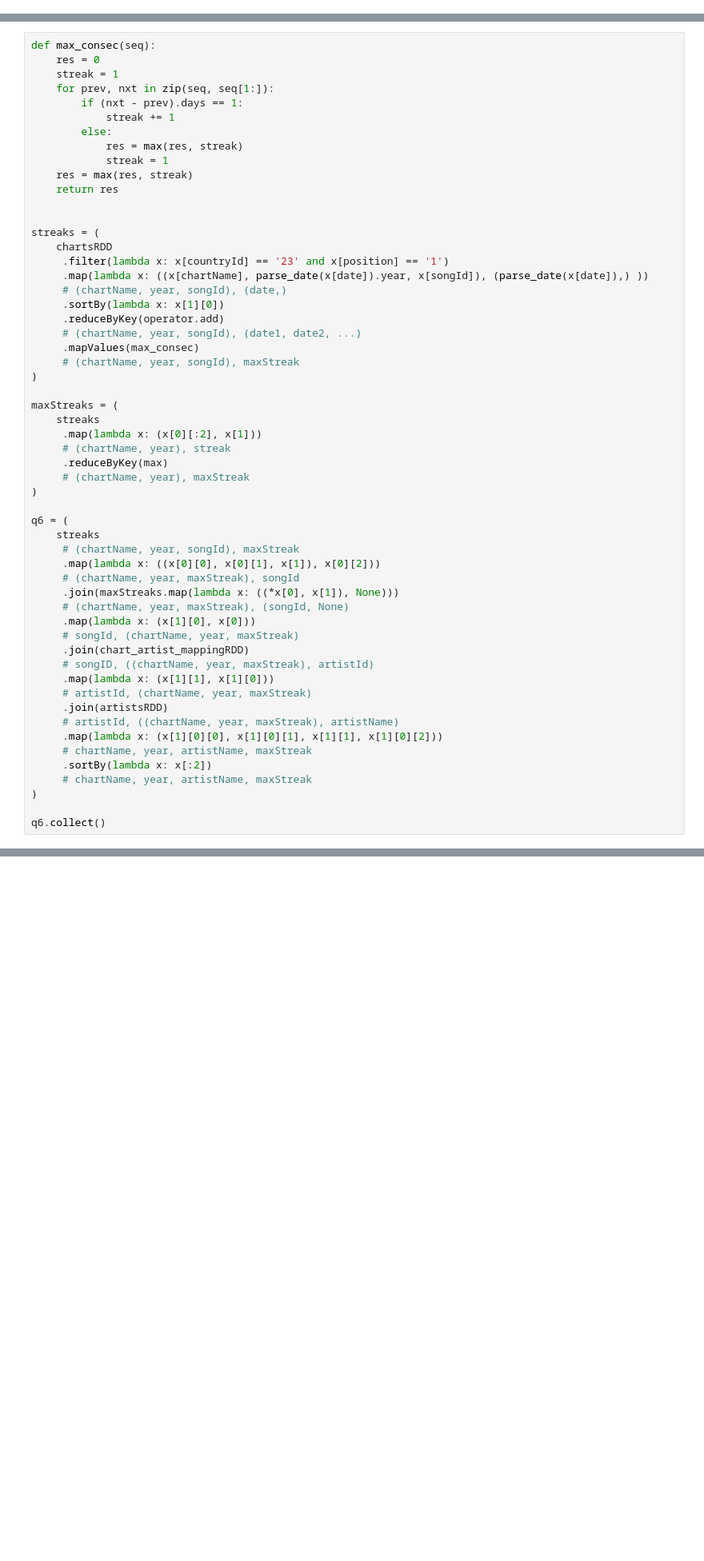
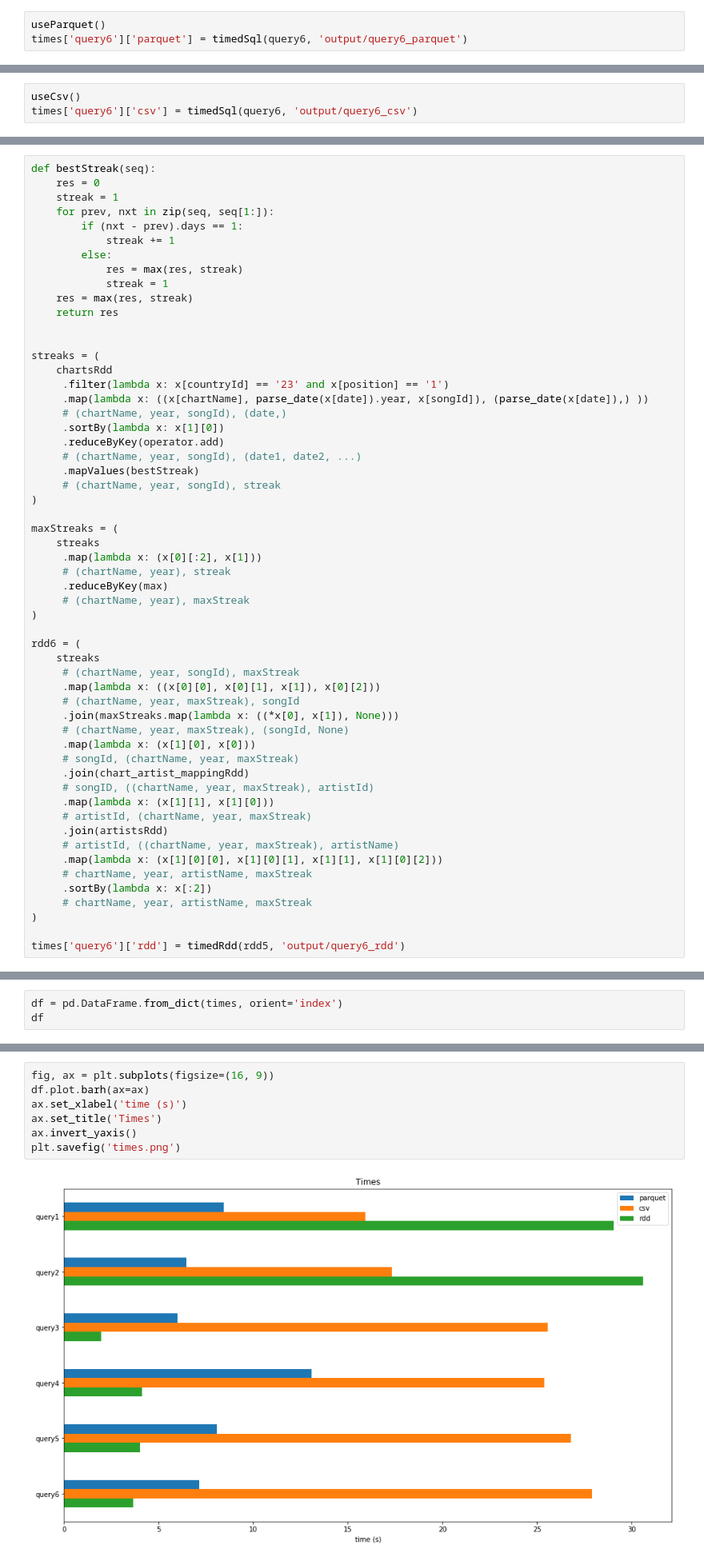
Before and after one commit to k-papadakis/spark-assignment, a Jupyter notebook: interactive.ipynb, the cells around one changed output, grey strips where cells are left out. Shown: that part at 80% size. Drawn from its saved outputs; the diff is of its cells as text; blank space fills up the shorter version.

```diff
--- a/interactive.ipynb
+++ b/interactive.ipynb
@@ -434,0 +484,3 @@ spark.sql('''
+# %%
+useParquet()
+times['query6']['parquet'] = timedSql(query6, 'output/query6_parquet')
@@ -434,0 +489,3 @@ spark.sql('''
+# %%
+useCsv()
+times['query6']['csv'] = timedSql(query6, 'output/query6_csv')
@@ -435,5 +494,5 @@ spark.sql('''
 # %%
-def max_consec(seq):
+def bestStreak(seq):
     res = 0
     streak = 1
     for prev, nxt in zip(seq, seq[1:]):
@@ -447,15 +506,15 @@ def max_consec(seq):
 
 
 streaks = (
-    chartsRDD
+    chartsRdd
      .filter(lambda x: x[countryId] == '23' and x[position] == '1')
      .map(lambda x: ((x[chartName], parse_date(x[date]).year, x[songId]), (parse_date(x[date]),) ))
      # (chartName, year, songId), (date,)
      .sortBy(lambda x: x[1][0])
      .reduceByKey(operator.add)
      # (chartName, year, songId), (date1, date2, ...)
-     .mapValues(max_consec)
-     # (chartName, year, songId), maxStreak
+     .mapValues(bestStreak)
+     # (chartName, year, songId), streak
 )
 
 maxStreaks = (
@@ -466,7 +525,7 @@ maxStreaks = (
      # (chartName, year), maxStreak
 )
 
-q6 = (
+rdd6 = (
     streaks
      # (chartName, year, songId), maxStreak
      .map(lambda x: ((x[0][0], x[0][1], x[1]), x[0][2]))
@@ -475,11 +534,11 @@ q6 = (
      # (chartName, year, maxStreak), (songId, None)
      .map(lambda x: (x[1][0], x[0]))
      # songId, (chartName, year, maxStreak)
-     .join(chart_artist_mappingRDD)
+     .join(chart_artist_mappingRdd)
      # songID, ((chartName, year, maxStreak), artistId)
      .map(lambda x: (x[1][1], x[1][0]))
      # artistId, (chartName, year, maxStreak)
-     .join(artistsRDD)
+     .join(artistsRdd)
      # artistId, ((chartName, year, maxStreak), artistName)
      .map(lambda x: (x[1][0][0], x[1][0][1], x[1][1], x[1][0][2]))
      # chartName, year, artistName, maxStreak
@@ -487,5 +546,5 @@ q6 = (
      # chartName, year, artistName, maxStreak
 )
 
-q6.collect()
+times['query6']['rdd'] = timedRdd(rdd5, 'output/query6_rdd')
 # %% [output]
@@ -508,0 +552,3 @@ q6.collect()
+# %%
+df = pd.DataFrame.from_dict(times, orient='index')
+df
@@ -508,0 +563,9 @@ q6.collect()
+# %%
+fig, ax = plt.subplots(figsize=(16, 9))
+df.plot.barh(ax=ax)
+ax.set_xlabel('time (s)')
+ax.set_title('Times')
+ax.invert_yaxis()
+plt.savefig('times.png')
+# %% [output]
+[figure, added]
```
Also changed, not shown: parts of 41 cells of this notebook, 1 other file.
